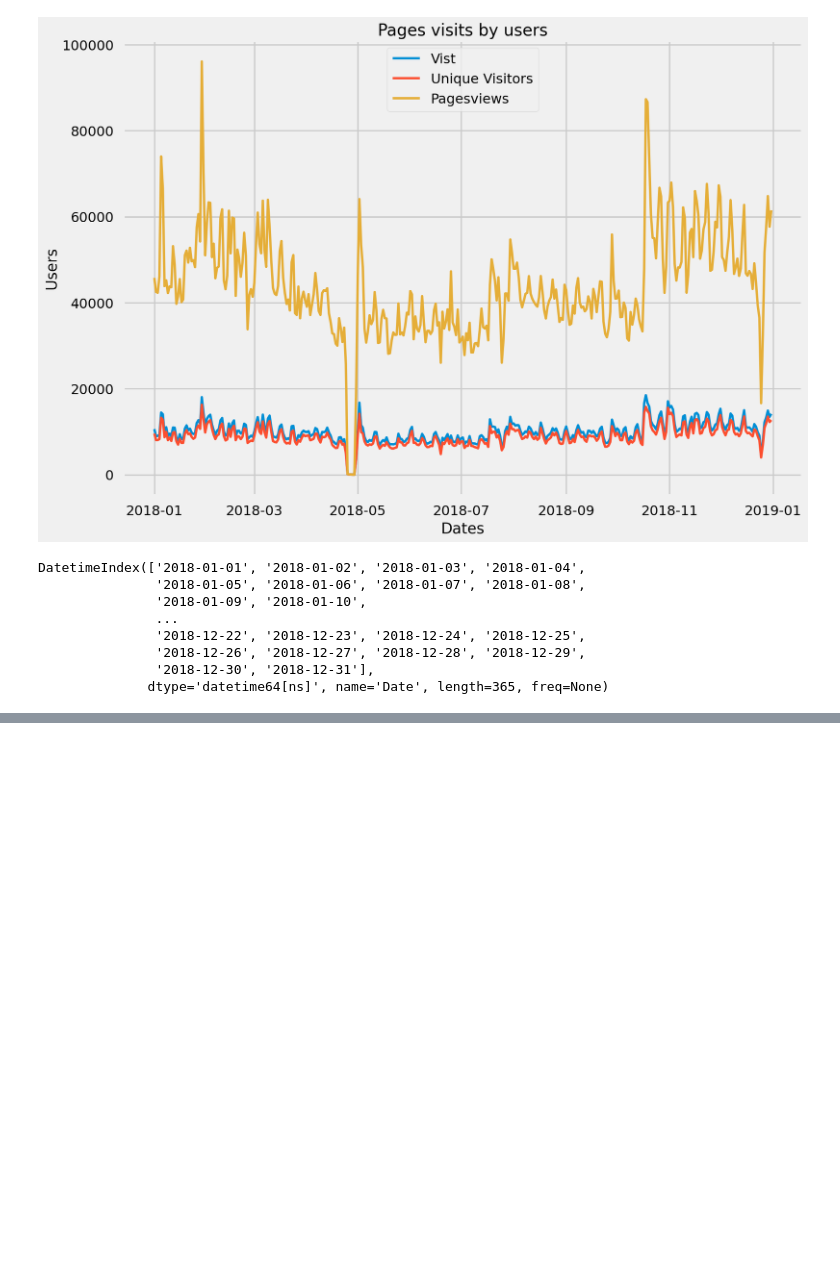
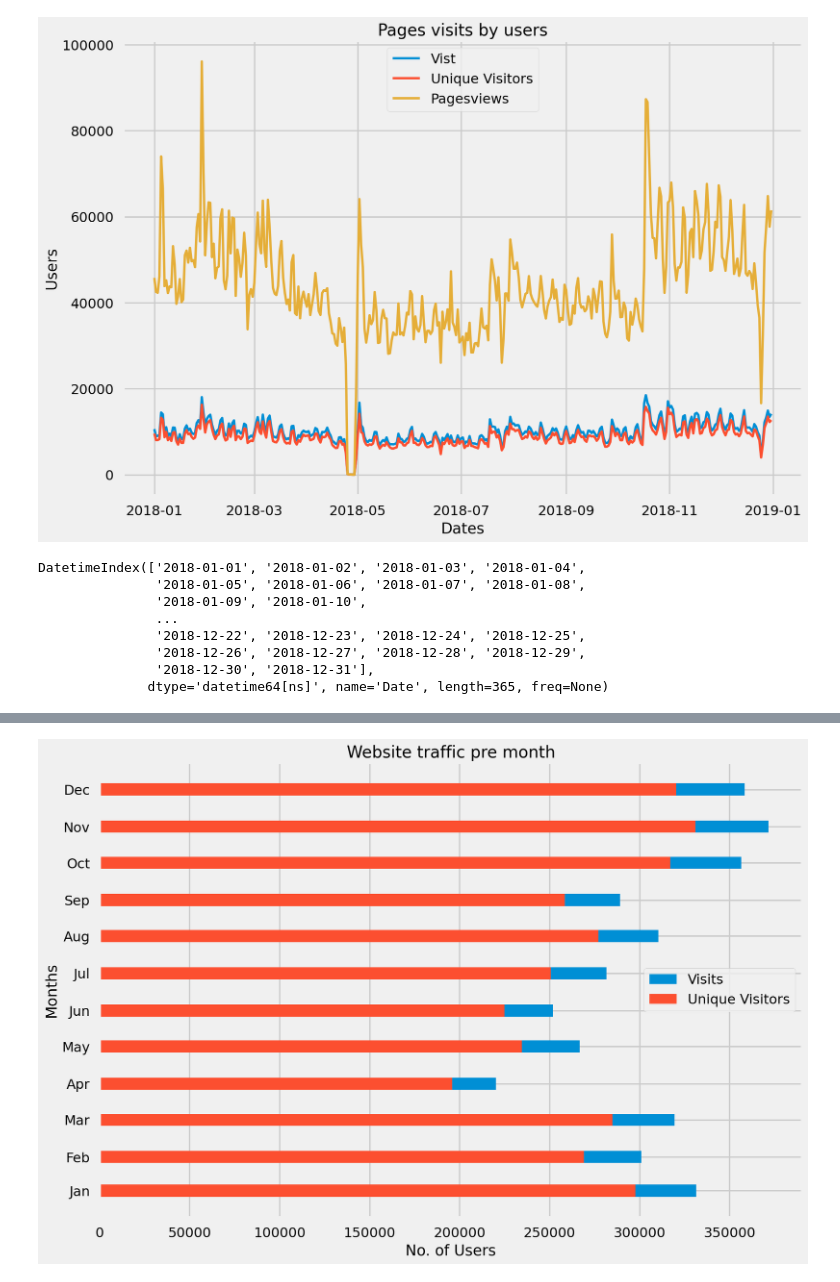
Before and after one commit to RajaOsama08/website-trafic-2018, a Jupyter notebook: data-visualization.ipynb, the cells around one changed output, grey strips where cells are left out. Saved outputs shown, nothing was run; the diff lists cells and outputs as text; code cells hidden in the pictures; blank space fills up the shorter version.

Commit message:
bar chart

```diff
--- a/data-visualization.ipynb
+++ b/data-visualization.ipynb
@@ -83,3 +83,7 @@ DatetimeIndex(['2018-01-01', '2018-01-02', '2018-01-03', '2018-01-04',
                '2018-12-26', '2018-12-27', '2018-12-28', '2018-12-29',
                '2018-12-30', '2018-12-31'],
               dtype='datetime64[ns]', name='Date', length=365, freq=None)
+# %%
+# grouping data into months
+df_resample = df.resample('M').sum() # converting data in month wise
+df_resample
@@ -85,0 +105,18 @@ DatetimeIndex(['2018-01-01', '2018-01-02', '2018-01-03', '2018-01-04',
+# %%
+# ploting bar chart
+fig_size(144)
+title_chart('Website traffic pre month')
+fig_style('seaborn-poster')
+
+barwidth=10.0
+plt.barh(df_resample.index.values, df_resample['Visits'], height=barwidth, label='Visits')
+plt.barh(df_resample.index.values, df_resample['UniqueVisitors'], height=barwidth, label='Unique Visitors')
+plt.legend()
+plt.xlabel("No. of Users")
+plt.ylabel("Months")
+plt.yticks(df_resample.index.values,('Jan','Feb','Mar','Apr','May','Jun','Jul','Aug','Sep','Oct','Nov','Dec'))
+plt.savefig('ads_bar_plot.png')
+plt.tight_layout()
+plt.show()
+# %% [output]
+[figure, added]
```
Also changed, not shown: parts of 1 cell of this notebook.
